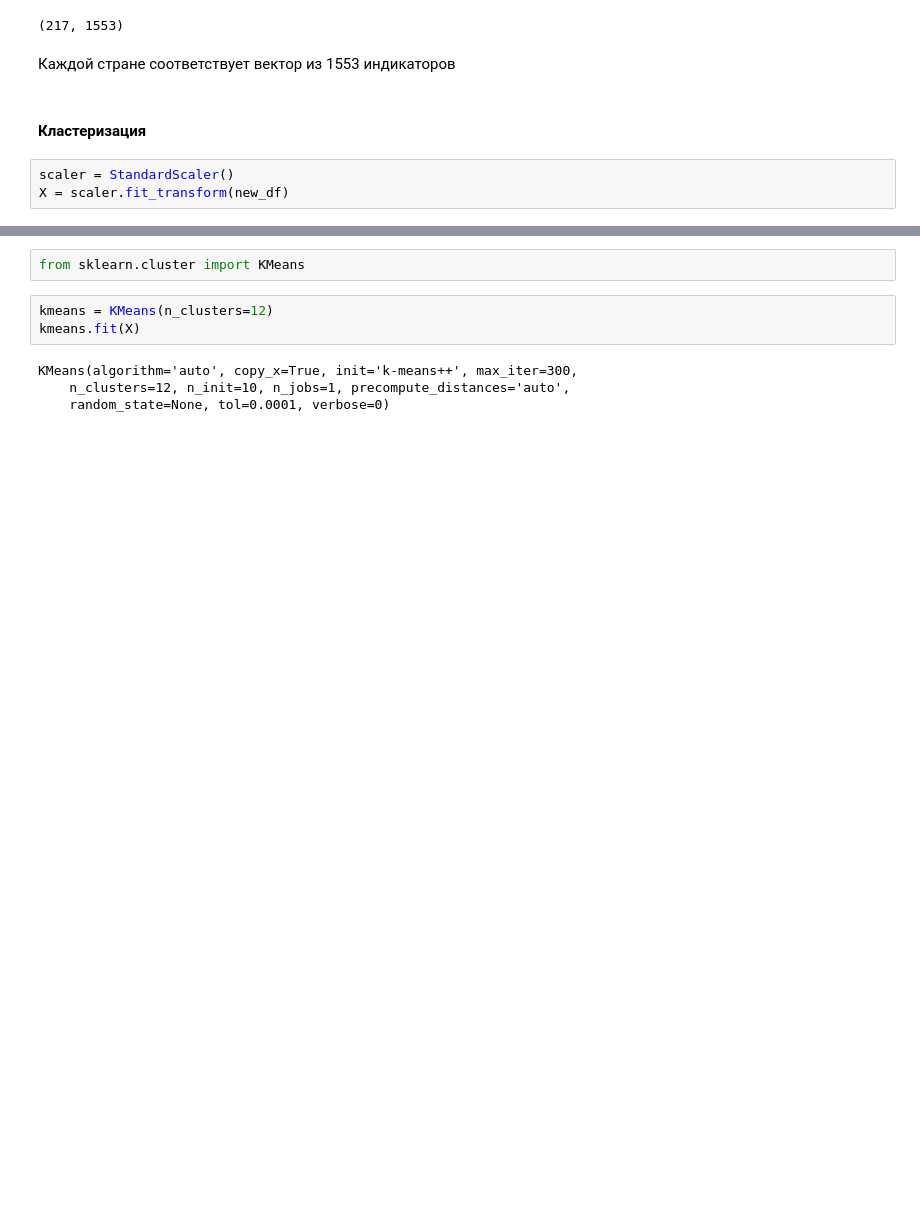
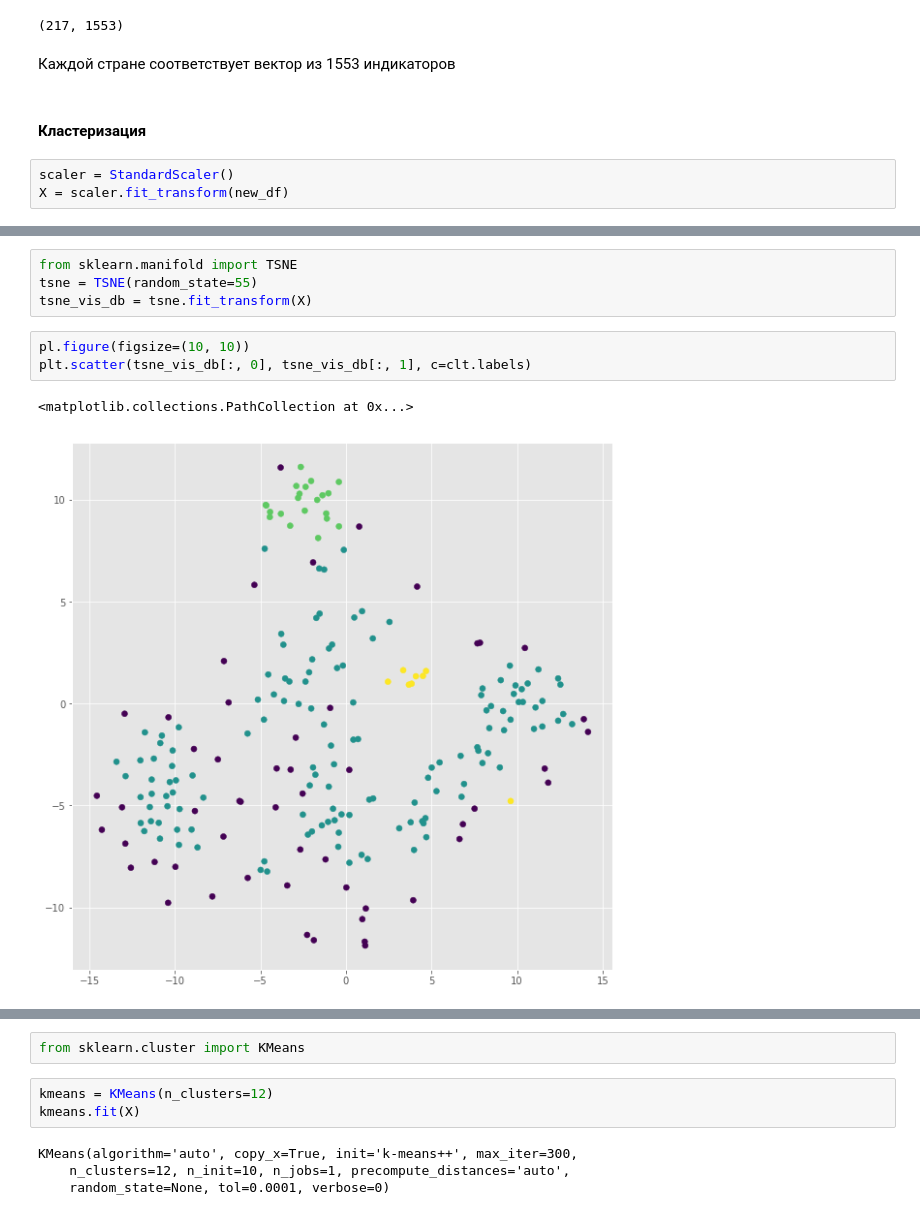
Before and after one commit to Xsardas1000/Intellectual-processing-of-data, a Jupyter notebook: hw2-clusters/filin_hw2-clusters.ipynb, the cells around one changed output, grey strips where cells are left out. Cells and saved outputs as stored; diff of their text form; blank space fills up the shorter version.

```diff
--- a/hw2-clusters/filin_hw2-clusters.ipynb
+++ b/hw2-clusters/filin_hw2-clusters.ipynb
@@ -590,0 +601,10 @@ choose_eps(X, min_val=0.01, max_val=5, min_pts=5)
+# %%
+from sklearn.manifold import TSNE
+tsne = TSNE(random_state=55)
+tsne_vis_db = tsne.fit_transform(X)
+# %%
+pl.figure(figsize=(10, 10))
+plt.scatter(tsne_vis_db[:, 0], tsne_vis_db[:, 1], c=clt.labels)
+# %% [output]
+<matplotlib.collections.PathCollection at 0x...>
+[figure, added]
```
Also changed, not shown: parts of 15 cells of this notebook.
